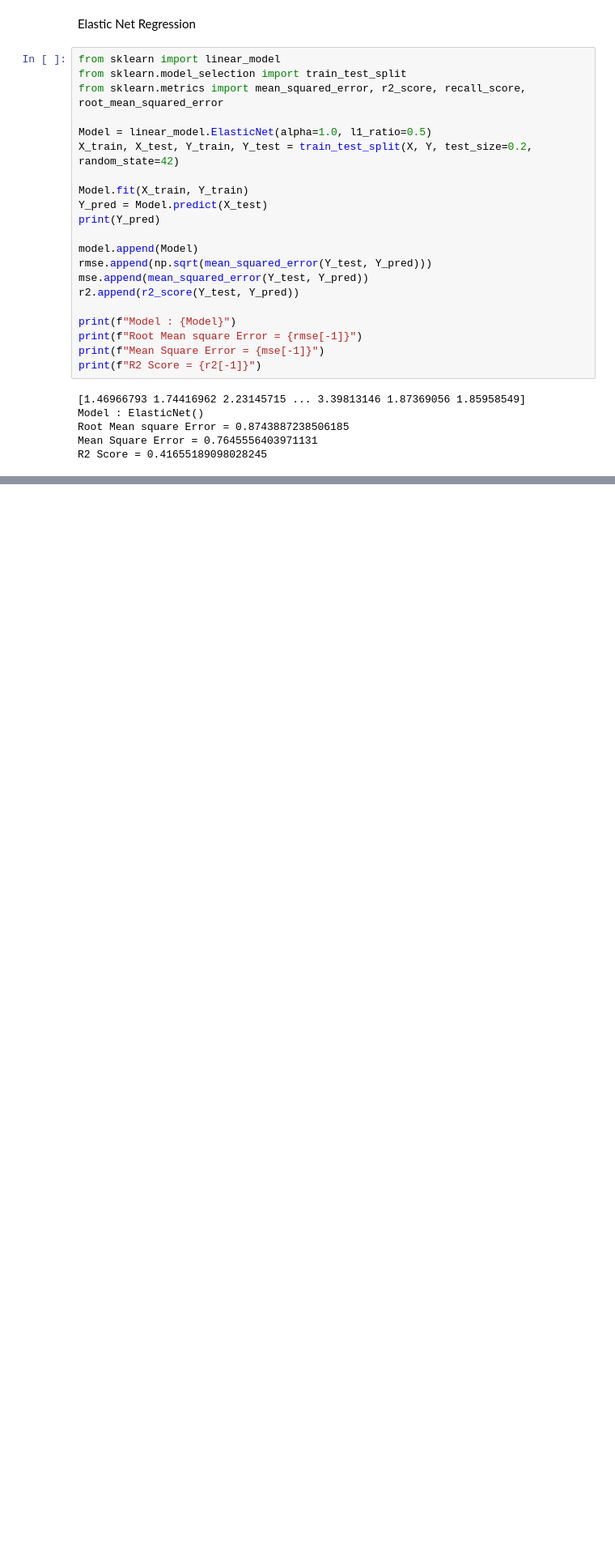
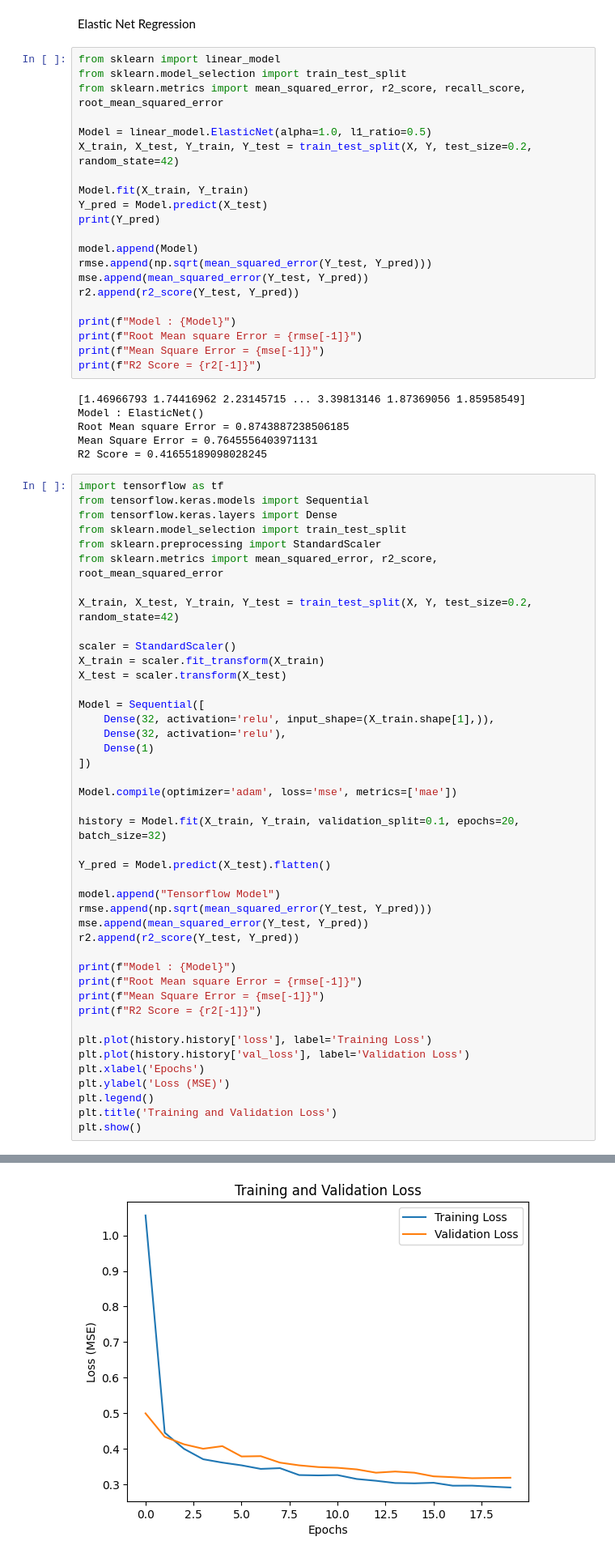
Before and after one commit to NirjharDebnath/Machine-Learning, a Jupyter notebook: Classical_ML.ipynb, the cells around one changed output, grey strips where cells are left out. Shown at 81% size. Drawn from its saved outputs; the diff is of its cells as text; blank space fills up the shorter version.

```diff
--- a/Classical_ML.ipynb
+++ b/Classical_ML.ipynb
@@ -279,3 +279,47 @@ Model : ElasticNet()
 Root Mean square Error = 0.8743887238506185
 Mean Square Error = 0.7645556403971131
 R2 Score = 0.41655189098028245
+# %%
+import tensorflow as tf
+from tensorflow.keras.models import Sequential
+from tensorflow.keras.layers import Dense
+from sklearn.model_selection import train_test_split
+from sklearn.preprocessing import StandardScaler
+from sklearn.metrics import mean_squared_error, r2_score, root_mean_squared_error
+
+X_train, X_test, Y_train, Y_test = train_test_split(X, Y, test_size=0.2, random_state=42)
+
+scaler = StandardScaler()
+X_train = scaler.fit_transform(X_train)
+X_test = scaler.transform(X_test)
+
+Model = Sequential([
+    Dense(32, activation='relu', input_shape=(X_train.shape[1],)),
+    Dense(32, activation='relu'),
+    Dense(1)
+])
+
+Model.compile(optimizer='adam', loss='mse', metrics=['mae'])
+
+history = Model.fit(X_train, Y_train, validation_split=0.1, epochs=20, batch_size=32)
+
+Y_pred = Model.predict(X_test).flatten()
+
+model.append("Tensorflow Model")
+rmse.append(np.sqrt(mean_squared_error(Y_test, Y_pred)))
+mse.append(mean_squared_error(Y_test, Y_pred))
+r2.append(r2_score(Y_test, Y_pred))
+
+print(f"Model : {Model}")
+print(f"Root Mean square Error = {rmse[-1]}")
+print(f"Mean Square Error = {mse[-1]}")
+print(f"R2 Score = {r2[-1]}")
+
+plt.plot(history.history['loss'], label='Training Loss')
+plt.plot(history.history['val_loss'], label='Validation Loss')
+plt.xlabel('Epochs')
+plt.ylabel('Loss (MSE)')
+plt.legend()
+plt.title('Training and Validation Loss')
+plt.show()
+# %% [output]
@@ -282,3 +344,4 @@ R2 Score = 0.41655189098028245
+[figure, added]
 # %%
 ModelResultBoard = pd.DataFrame(np.array([model, mse, rmse, r2]).T, columns=['Model', 'MSE', 'RMSE', 'R2'])
 ModelResultBoard.sort_values(by='R2', ascending=False)
```
Also changed, not shown: parts of 2 cells of this notebook.
